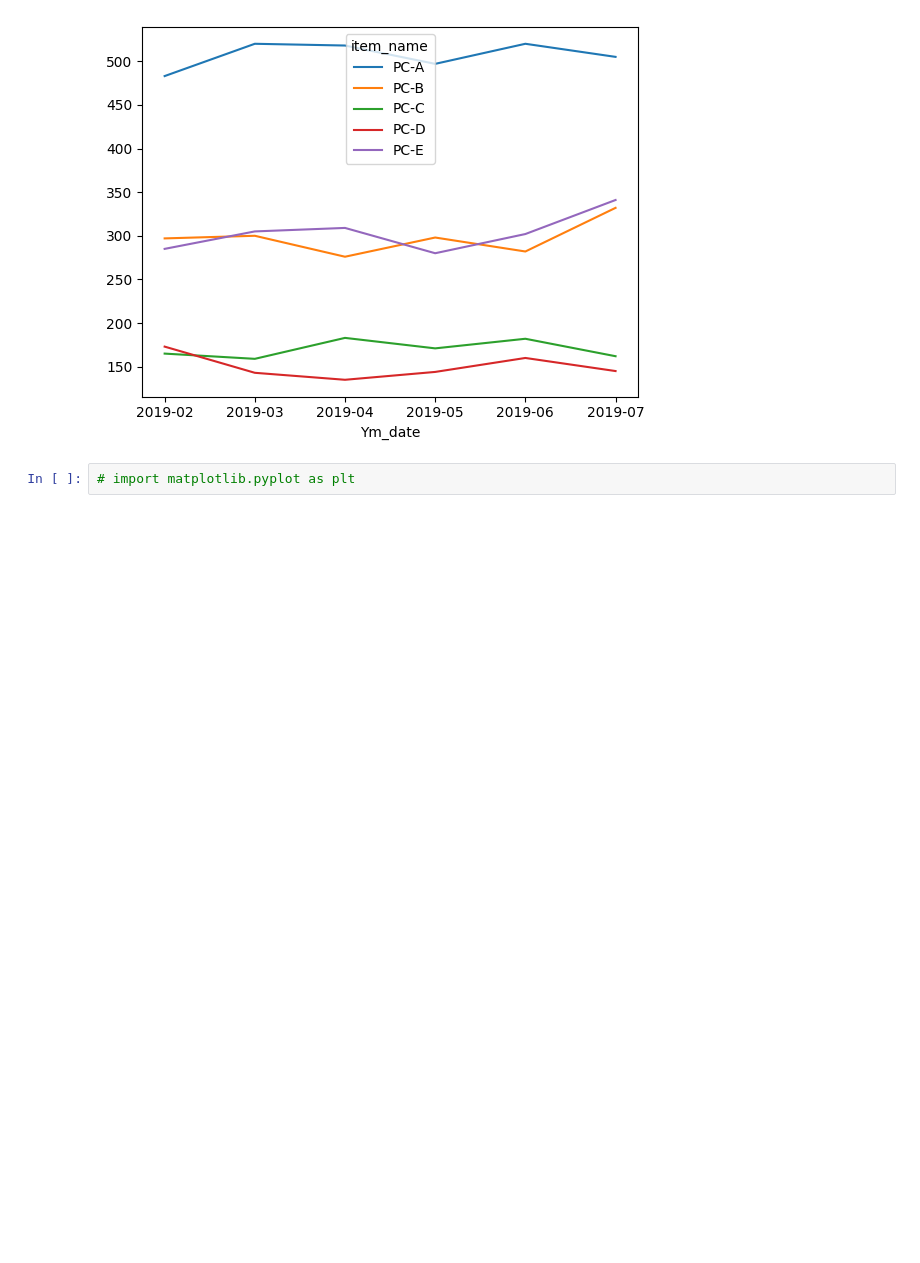
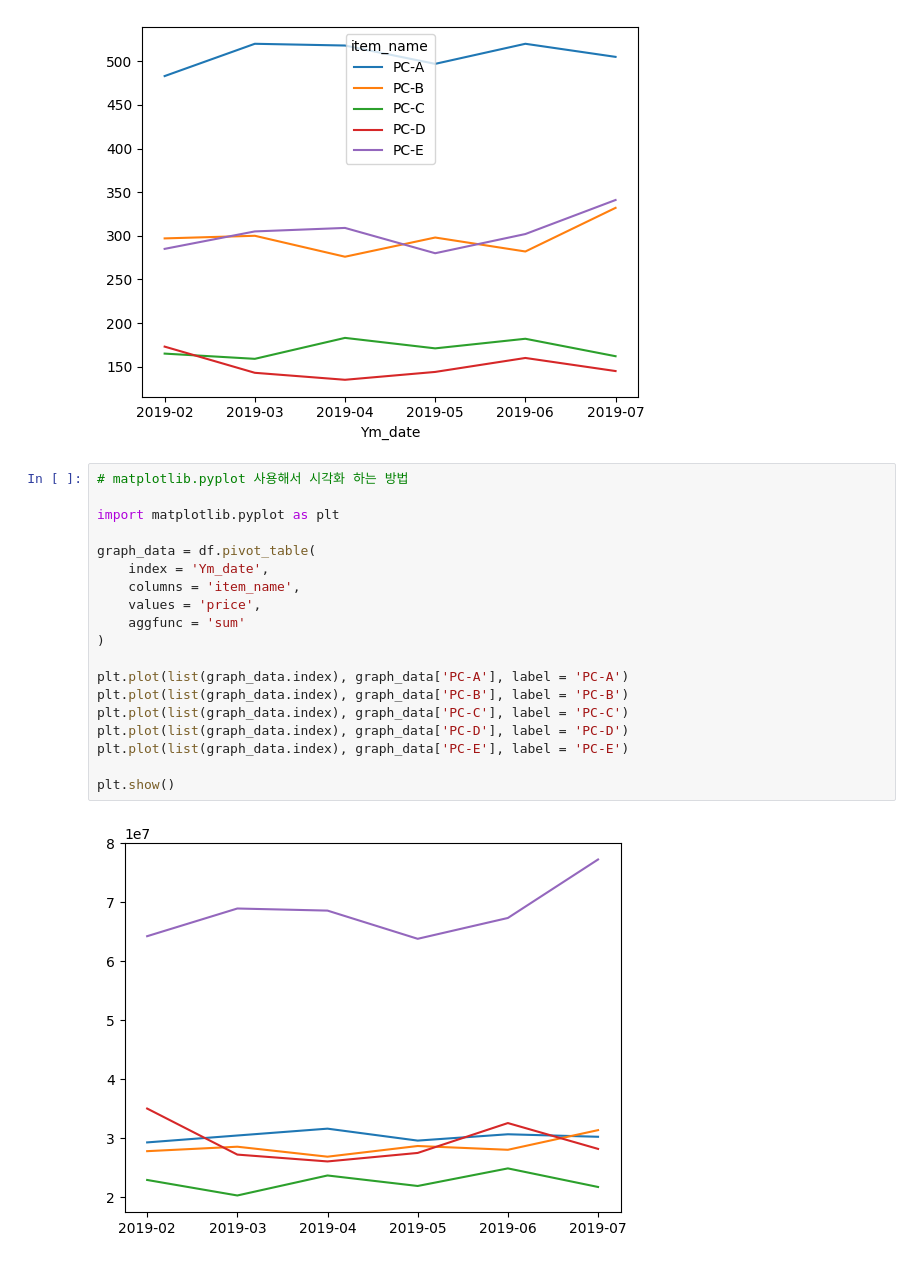
Before and after one commit to do-po/test_1, a Jupyter notebook: Project/03. 데이터 분석/04. Marketing/01. 웹에서주문수를분석/01.웹에서주문수를분석.ipynb, the cells around one changed output. Cells and saved outputs as stored; diff of their text form; blank space fills up the shorter version.

```diff
--- a/Project/03. 데이터 분석/04. Marketing/01. 웹에서주문수를분석/01.웹에서주문수를분석.ipynb
+++ b/Project/03. 데이터 분석/04. Marketing/01. 웹에서주문수를분석/01.웹에서주문수를분석.ipynb
@@ -306,5 +311,24 @@ test_p['quantity'].plot(kind= 'line')
 # %% [output]
 <Axes: xlabel='Ym_date'>
 [figure]
-# %%
-# import matplotlib.pyplot as plt
+# %%
+# matplotlib.pyplot 사용해서 시각화 하는 방법
+
+import matplotlib.pyplot as plt
+
+graph_data = df.pivot_table(
+    index = 'Ym_date',
+    columns = 'item_name',
+    values = 'price',
+    aggfunc = 'sum'
+)
+
+plt.plot(list(graph_data.index), graph_data['PC-A'], label = 'PC-A')
+plt.plot(list(graph_data.index), graph_data['PC-B'], label = 'PC-B')
+plt.plot(list(graph_data.index), graph_data['PC-C'], label = 'PC-C')
+plt.plot(list(graph_data.index), graph_data['PC-D'], label = 'PC-D')
+plt.plot(list(graph_data.index), graph_data['PC-E'], label = 'PC-E')
+
+plt.show()
+# %% [output]
+[figure, added]
```
Also changed, not shown: parts of 1 cell of this notebook.
